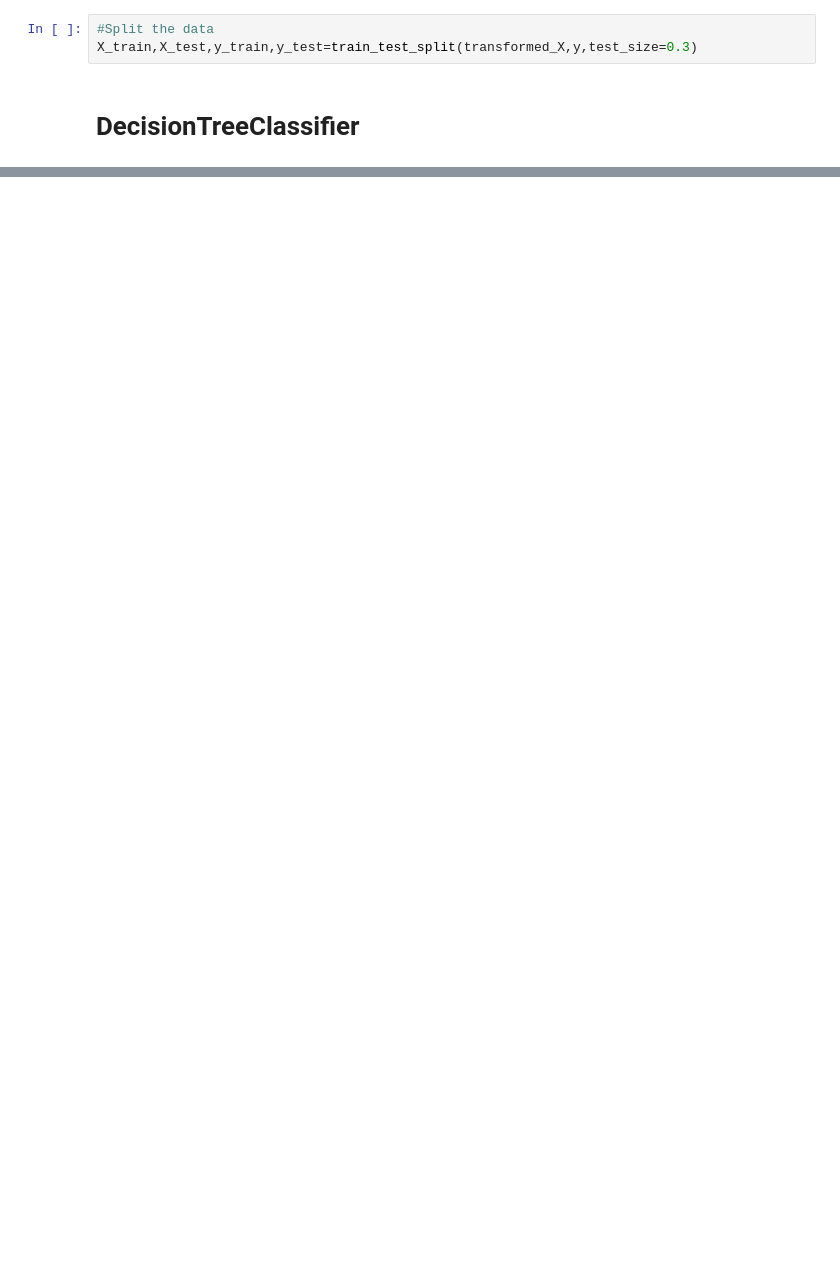
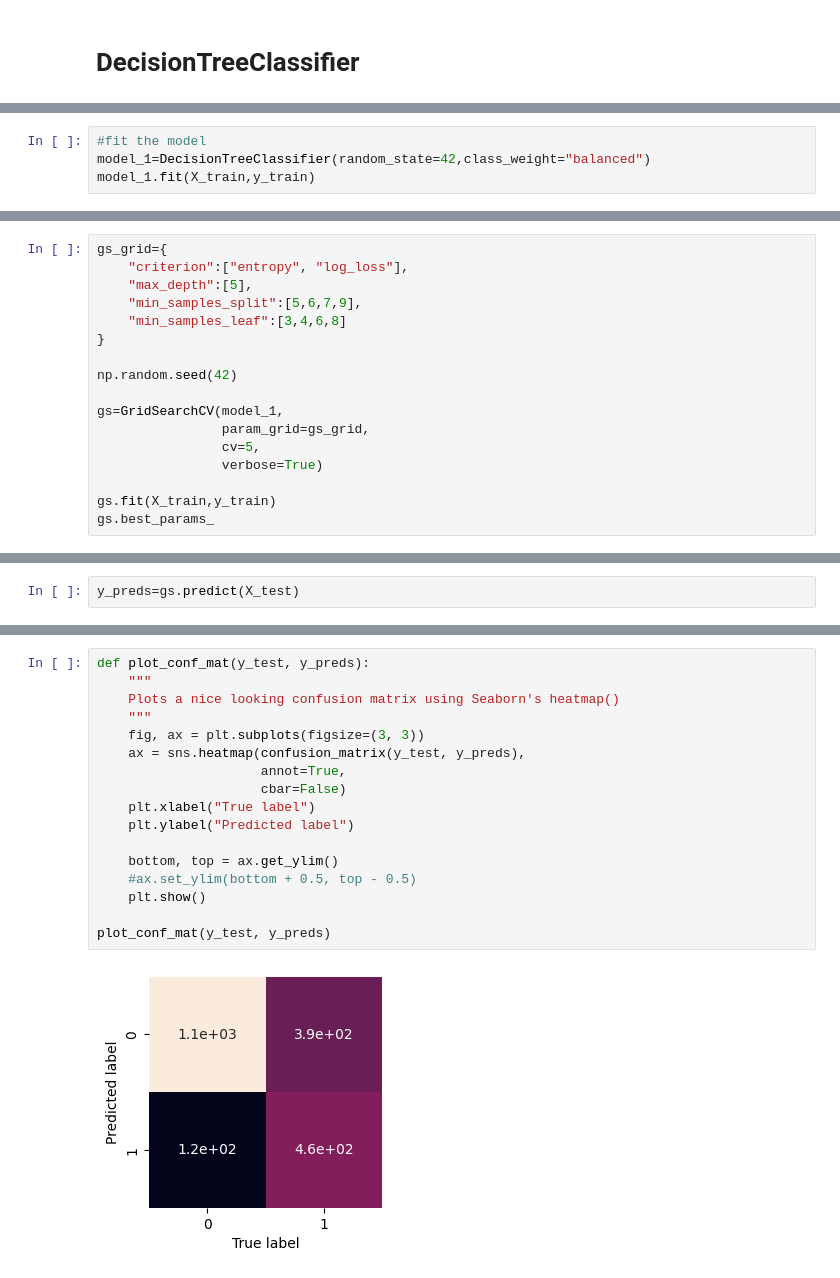
Before and after one commit to yalindi/2425568_ml, a Jupyter notebook: 2425568.ipynb, the cells around one changed output, grey strips where cells are left out. Cells and saved outputs as stored; diff of their text form; blank space fills up the shorter version.

Commit message:
Build the decision tree model evaluate it and hyperparameter  tuning to improve the model

```diff
--- a/2425568.ipynb
+++ b/2425568.ipynb
@@ -207,5 +201,2 @@ array([[0.0000e+00, 1.0000e+00, 0.0000e+00, ..., 1.0000e+00, 2.9850e+01,
-# %%
-#Split the data
-X_train,X_test,y_train,y_test=train_test_split(transformed_X,y,test_size=0.3)
 # %% [markdown]
 # **DecisionTreeClassifier**
@@ -232,0 +203,4 @@ Everything up-to-date
+# %%
+#fit the model
+model_1=DecisionTreeClassifier(random_state=42,class_weight="balanced")
+model_1.fit(X_train,y_train)
@@ -232,0 +245,17 @@ Everything up-to-date
+# %%
+gs_grid={
+    "criterion":["entropy", "log_loss"],
+    "max_depth":[5],
+    "min_samples_split":[5,6,7,9],
+    "min_samples_leaf":[3,4,6,8]
+}
+
+np.random.seed(42)
+
+gs=GridSearchCV(model_1,
+                param_grid=gs_grid,
+                cv=5,
+                verbose=True)
+
+gs.fit(X_train,y_train)
+gs.best_params_
@@ -232,0 +274,2 @@ Everything up-to-date
+# %%
+y_preds=gs.predict(X_test)
@@ -232,0 +288,19 @@ Everything up-to-date
+# %%
+def plot_conf_mat(y_test, y_preds):
+    """
+    Plots a nice looking confusion matrix using Seaborn's heatmap()
+    """
+    fig, ax = plt.subplots(figsize=(3, 3))
+    ax = sns.heatmap(confusion_matrix(y_test, y_preds),
+                     annot=True,
+                     cbar=False)
+    plt.xlabel("True label")
+    plt.ylabel("Predicted label")
+
+    bottom, top = ax.get_ylim()
+    #ax.set_ylim(bottom + 0.5, top - 0.5)
+    plt.show()
+
+plot_conf_mat(y_test, y_preds)
+# %% [output]
+[figure, added]
```
Also changed, not shown: parts of 31 cells of this notebook.
